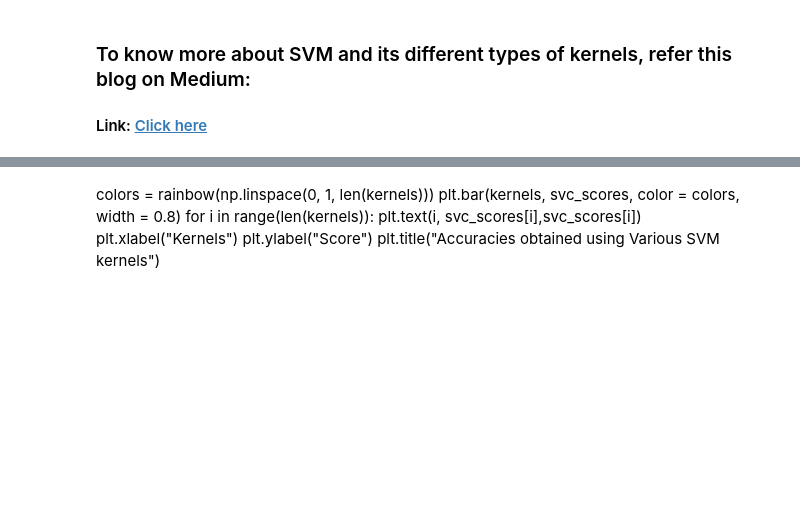
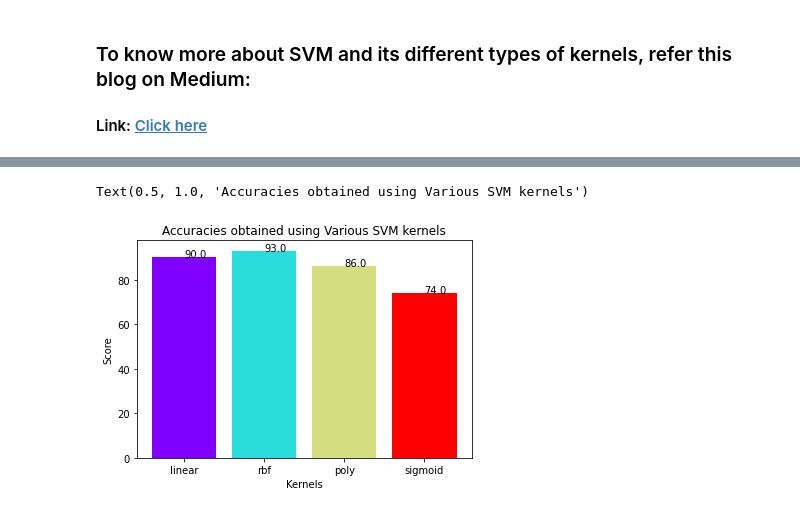
Before and after one commit to kabirnagpal/ML-Track, a Jupyter notebook: week 5.ipynb, the cells around one changed output, grey strips where cells are left out. Saved outputs shown, nothing was run; the diff lists cells and outputs as text; code cells hidden in the pictures; blank space fills up the shorter version.

```diff
--- a/week 5.ipynb
+++ b/week 5.ipynb
@@ -532,8 +571,11 @@ for i in range (len(kernels)):
-# %% [markdown]
-colors = rainbow(np.linspace(0, 1, len(kernels)))
-plt.bar(kernels, svc_scores, color = colors, width = 0.8)
-for i in range(len(kernels)):
-    plt.text(i, svc_scores[i],svc_scores[i])
-plt.xlabel("Kernels")
-plt.ylabel("Score")
-plt.title("Accuracies obtained using Various SVM kernels")
+# %%
+colors = rainbow(np.linspace(0, 1, len(kernels)))
+plt.bar(kernels, svc_scores, color = colors, width = 0.8)
+for i in range(len(kernels)):
+    plt.text(i, svc_scores[i],svc_scores[i])
+plt.xlabel("Kernels")
+plt.ylabel("Score")
+plt.title("Accuracies obtained using Various SVM kernels")
+# %% [output]
+Text(0.5, 1.0, 'Accuracies obtained using Various SVM kernels')
+[figure, added]
```
Also changed, not shown: parts of 12 cells of this notebook, 1 other file.
